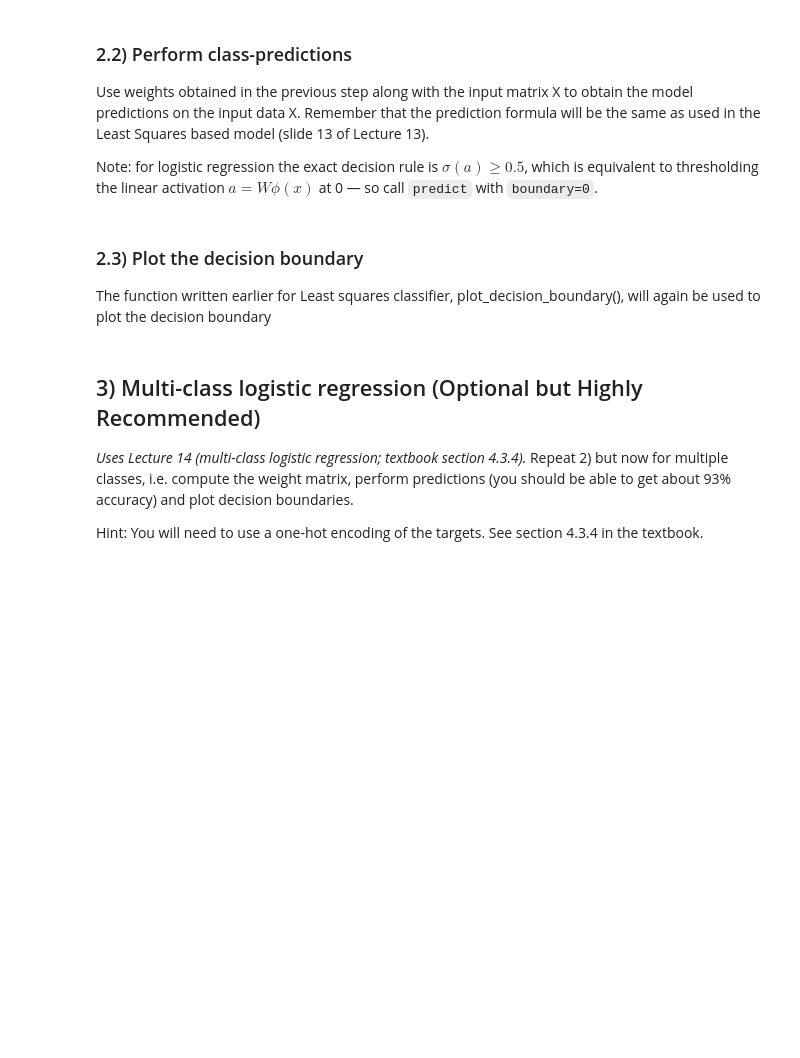
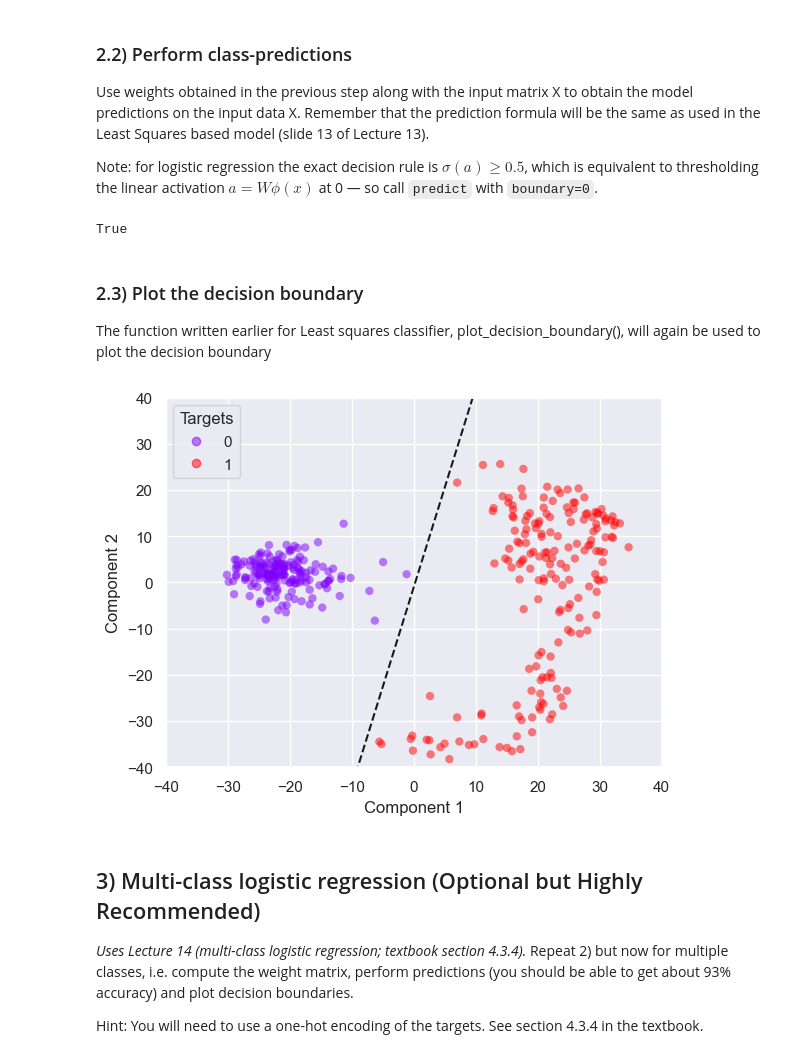
Before and after one commit to CharlsB73/AU-SLML2026-Weekly-Programming-Exercises-, a Jupyter notebook: Exercises/07-linear-classification/exercise-7.ipynb, the cells around one changed output. Cells and saved outputs as stored; diff of their text form; code cells hidden in the pictures; blank space fills up the shorter version.

```diff
--- a/Exercises/07-linear-classification/exercise-7.ipynb
+++ b/Exercises/07-linear-classification/exercise-7.ipynb
@@ -173,7 +199,8 @@ Use the formulas of the logistic regression method given in Section 4.3.2 in the
 # initialise W_0 randomly
 np.random.seed(42)
 W_0 = 2 * np.random.random((1, 3)) -1 # random values in the range [-1,1]
-
+print(W_0)
+PHI = augment(X) # shape (360, 3)
 # TODO: build the PHI matrix as in section 1.1 (PHI = augment(X), shape (360, 3))
 
 # corresponding target vectors should be {0, 1}
@@ -184,8 +213,7 @@ learning_rate = 0.1
 # TODO: Task 2.1 -- gradient-descent training (Lecture 14, slide 20)
 def sigmoid(a):
     """Logistic sigmoid sigma(a) = 1 / (1 + exp(-a)); works elementwise on arrays."""
-    # TODO: implement
-    raise NotImplementedError
+    return 1 / (1 + np.exp(-a))
 
 def error(W, PHI, t):
     """Gradient of the cross-entropy error for logistic regression.
@@ -195,9 +223,16 @@ def error(W, PHI, t):
              (1/N) * PHI^T (y - t),  where  y = sigma(W @ PHI.T)
              are the predicted probabilities.
     """
-    # TODO: implement
-    raise NotImplementedError
+    y = sigmoid(W @ PHI.T)
+    N = PHI.shape[0]
+    b = (y-t).flatten() # (360,)
+    return (1/N) * PHI.T @ b # (3, )
 
 # TODO: starting from W_0, do 30 gradient-descent updates:
 #   W <- W - learning_rate * error(W, PHI, t_01)
-W_logistic = ...
+W_logistic = W_0.copy()
+for i in range(30):
+    grad = error(W_logistic, PHI, t_01)
+    W_logistic = W_logistic - learning_rate * grad
+
+print(W_logistic)
@@ -210,15 +247,19 @@ Note: for logistic regression the exact decision rule is $\sigma(a) \geq 0.5$, w
 # TODO: Task 2.2 -- predictions with the logistic weights
 # Reuse predict() from Task 1.2. For logistic regression, sigma(a) >= 0.5
 # exactly when the linear activation a >= 0, so use boundary=0.
-preds_logistic = ...
+preds_logistic = predict(W_logistic, PHI, boundary=0)
 print(np.array_equal(t_01, preds_logistic))   # should print True (all 360 correct)
+# %% [output]
+True
 # %% [markdown]
 ### 2.3) Plot the decision boundary
 The function written earlier for Least squares classifier, plot_decision_boundary(), will again be used to plot the decision boundary
 # %%
 plot_scatter(X, t_01)
 # TODO: uncomment once plot_decision_boundary (top of the notebook) is implemented:
-# plot_decision_boundary(W_logistic, c=0)
+plot_decision_boundary(W_logistic, c=0)
+# %% [output]
+[figure, added]
 # %% [markdown]
 ## 3) Multi-class logistic regression (Optional but Highly Recommended)
 
```
Also changed, not shown: parts of 12 cells of this notebook, 3 other files.
